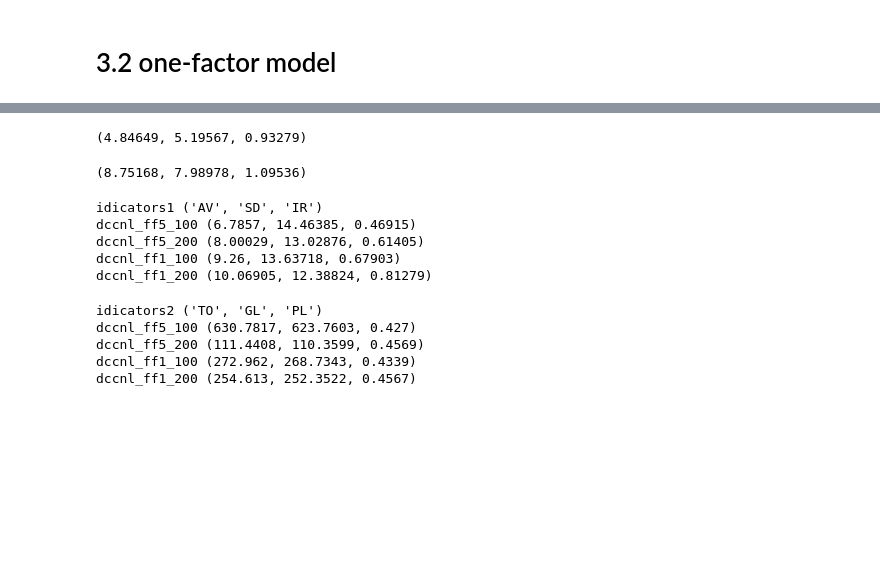
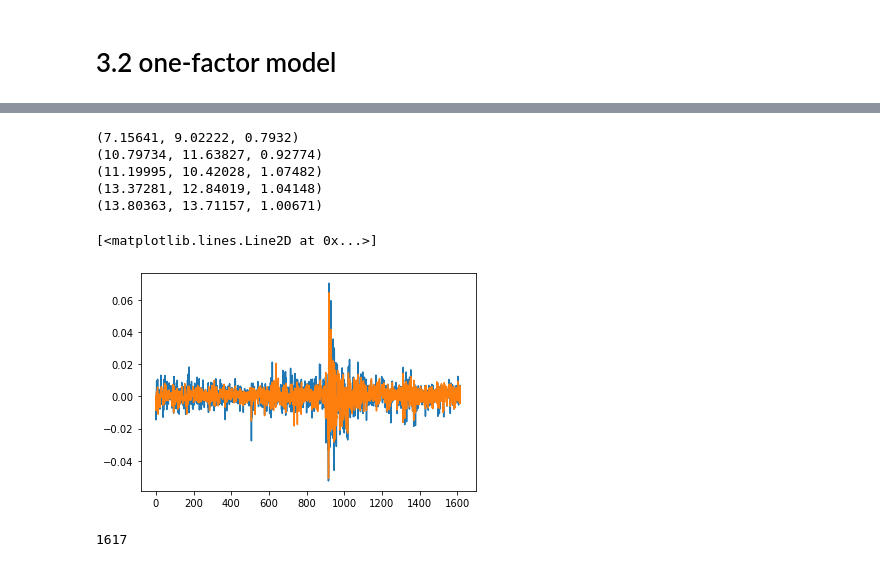
Before and after one commit to panyiming/covariance_metrics, a Jupyter notebook: data/portfolios.ipynb, the cells around one changed output, grey strips where cells are left out. Cells and saved outputs as stored; diff of their text form; code cells hidden in the pictures; blank space fills up the shorter version.

```diff
--- a/data/portfolios.ipynb
+++ b/data/portfolios.ipynb
@@ -692,32 +1062,24 @@ get_rtns_dcc_ff1(root_dir, rolls, N, param1, ff_cov1, no_short)
+# %%
+length = len(res_dccnl_ff1_500)
+print(indicators(res_dccnl_ff1_500))
+print(indicators(res_dccnl_ff1_200[0:length]))
+
+print(indicators(res_dccnl_ff1_mk_500))
+print(indicators(res_dccnl_ff1_mk_200[0:length]))
+print(indicators(rtns_static5_mk_500[0:length]))
+# %% [output]
+(7.15641, 9.02222, 0.7932)
+(10.79734, 11.63827, 0.92774)
+(11.19995, 10.42028, 1.07482)
+(13.37281, 12.84019, 1.04148)
+(13.80363, 13.71157, 1.00671)
+# %%
+plt.plot((res_dccnl_ff1_200[0:len(res_dccnl_ff1_500)]))
+plt.plot((res_dccnl_ff1_500))
+# %% [output]
+[<matplotlib.lines.Line2D at 0x...>]
+[figure, added]
 # %%
-indicators(res_dccnl_ff1_500)
+len(res_dccnl_ff1_500)
 # %% [output]
-(4.84649, 5.19567, 0.93279)
+1617
-# %%
-indicators(res_dccnl_ff1_200[0:len(res_dccnl_ff1_500)])
-# %% [output]
-(8.75168, 7.98978, 1.09536)
-# %%
-print('idicators1', ('AV','SD','IR'))
-print('dccnl_ff5_100', idx1_dccnl_ff5_100)
-print('dccnl_ff5_200', idx1_dccnl_ff5_200)
-print('dccnl_ff1_100', idx1_dccnl_ff1_100)
-print('dccnl_ff1_200', idx1_dccnl_ff1_200)
-# %% [output]
-idicators1 ('AV', 'SD', 'IR')
-dccnl_ff5_100 (6.7857, 14.46385, 0.46915)
-dccnl_ff5_200 (8.00029, 13.02876, 0.61405)
-dccnl_ff1_100 (9.26, 13.63718, 0.67903)
-dccnl_ff1_200 (10.06905, 12.38824, 0.81279)
-# %%
-print('idicators2', ('TO','GL','PL'))
-print('dccnl_ff5_100', idx2_dccnl_ff5_100)
-print('dccnl_ff5_200', idx2_dccnl_ff5_200)
-print('dccnl_ff1_100', idx2_dccnl_ff1_100)
-print('dccnl_ff1_200', idx2_dccnl_ff1_200)
-# %% [output]
-idicators2 ('TO', 'GL', 'PL')
-dccnl_ff5_100 (630.7817, 623.7603, 0.427)
-dccnl_ff5_200 (111.4408, 110.3599, 0.4569)
-dccnl_ff1_100 (272.962, 268.7343, 0.4339)
-dccnl_ff1_200 (254.613, 252.3522, 0.4567)
```
Also changed, not shown: parts of 39 cells of this notebook.
